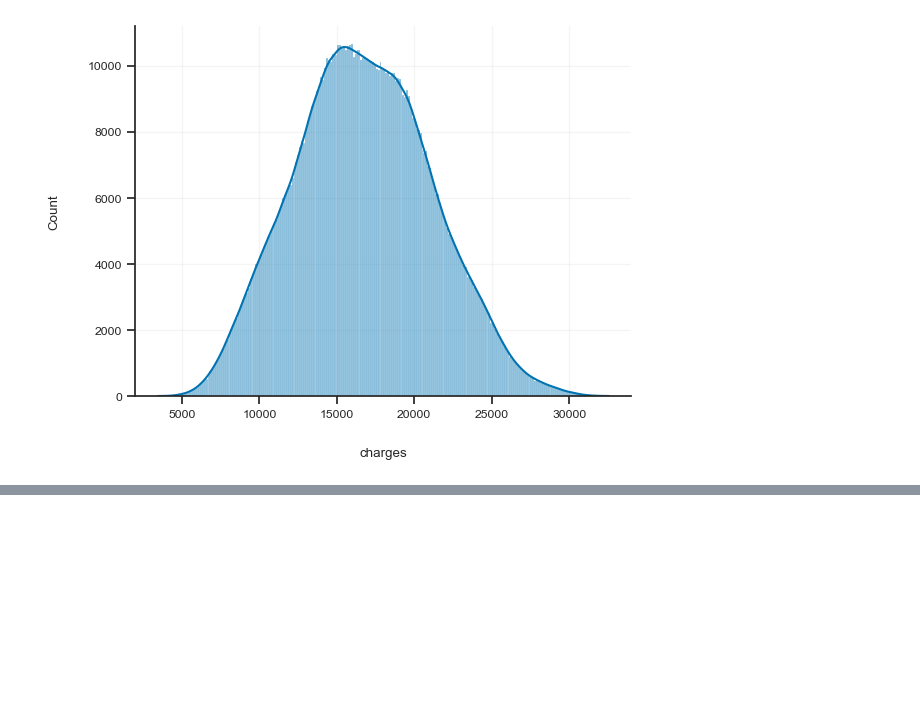
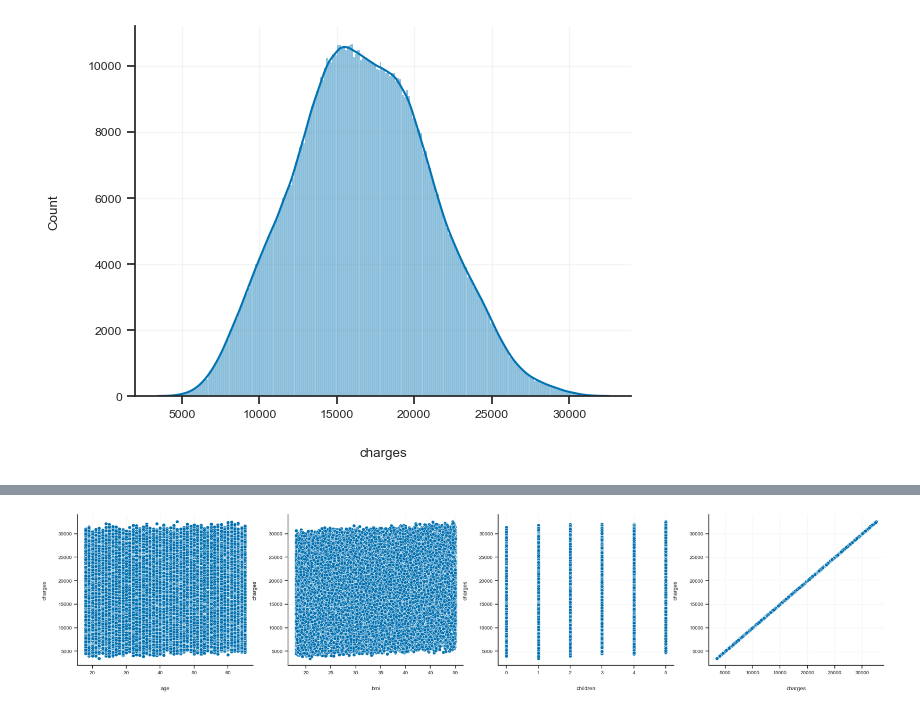
Before and after one commit to guipradow/insurance, a Jupyter notebook: notebooks/insurance_eda.ipynb, the cells around one changed output, grey strips where cells are left out. Saved outputs shown, nothing was run; the diff lists cells and outputs as text; code cells hidden in the pictures; blank space fills up the shorter version.

```diff
--- a/notebooks/insurance_eda.ipynb
+++ b/notebooks/insurance_eda.ipynb
@@ -149,0 +176,9 @@ sns.despine();
+# %%
+# Scatter plot target x numerical variables
+ncols = len(num_cols)
+fig, axes = plt.subplots(ncols=ncols, nrows=1, figsize=(6.4*ncols, 4.8))
+for ax, num in zip(axes, num_cols):
+    sns.scatterplot(data=df, x=num, y='charges', ax=ax)
+    sns.despine()
+# %% [output]
+[figure, added]
```
Also changed, not shown: parts of 29 cells of this notebook.
